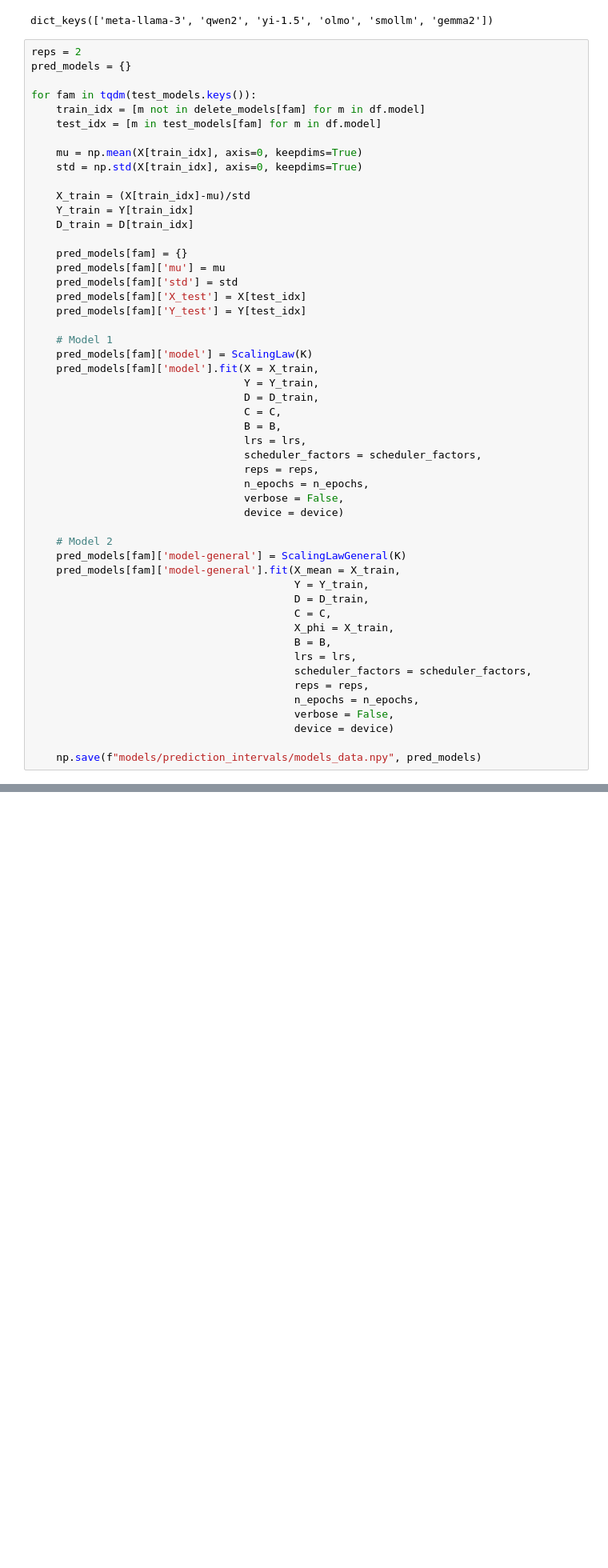
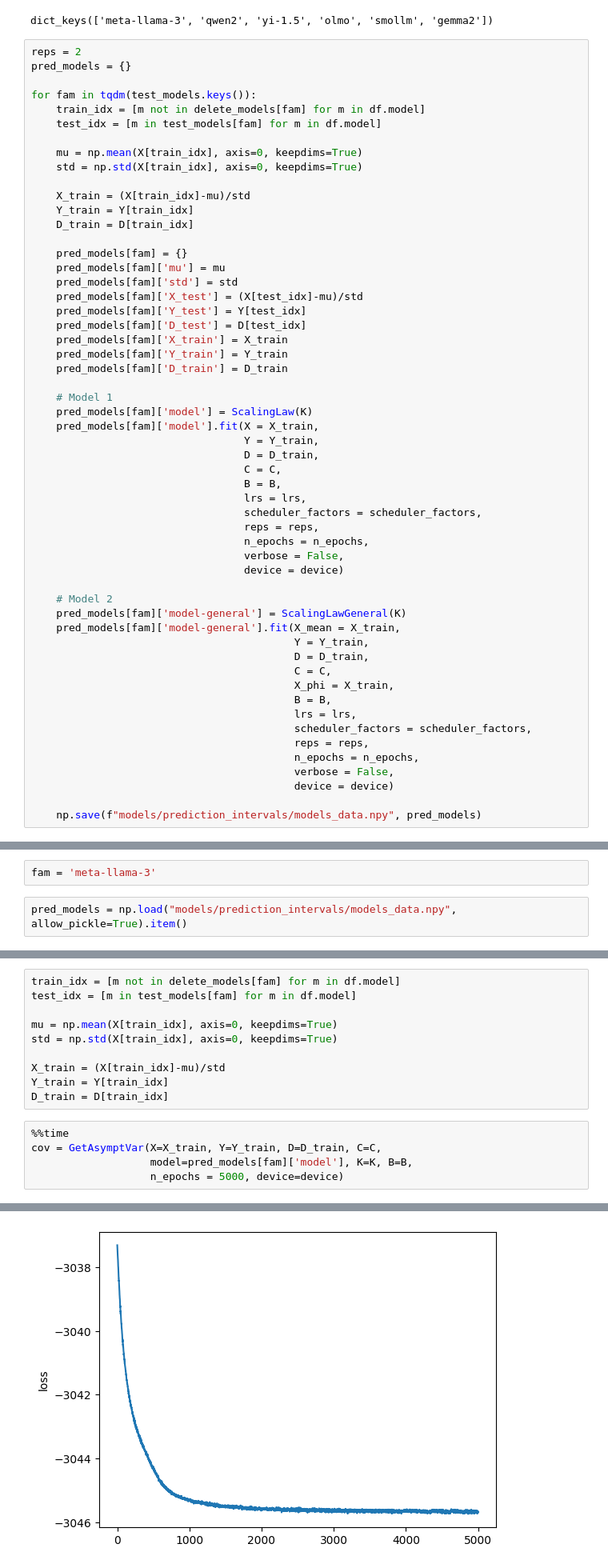
Before and after one commit to felipemaiapolo/statistical-scaling-law, a Jupyter notebook: prediction_intervals.ipynb, the cells around one changed output, grey strips where cells are left out. Shown at 80% size. Cells and saved outputs as stored; diff of their text form; blank space fills up the shorter version.

```diff
--- a/prediction_intervals.ipynb
+++ b/prediction_intervals.ipynb
@@ -58,8 +58,12 @@ for fam in tqdm(test_models.keys()):
     pred_models[fam] = {}
     pred_models[fam]['mu'] = mu
     pred_models[fam]['std'] = std
-    pred_models[fam]['X_test'] = X[test_idx]
+    pred_models[fam]['X_test'] = (X[test_idx]-mu)/std
     pred_models[fam]['Y_test'] = Y[test_idx]
+    pred_models[fam]['D_test'] = D[test_idx]
+    pred_models[fam]['X_train'] = X_train
+    pred_models[fam]['Y_train'] = Y_train
+    pred_models[fam]['D_train'] = D_train
 
     # Model 1
     pred_models[fam]['model'] = ScalingLaw(K)
@@ -128,2 +100,6 @@ final grad norm: 0.05297177657485008
 # %% [markdown]
 Results
+# %%
+fam = 'meta-llama-3'
+# %%
+pred_models = np.load("models/prediction_intervals/models_data.npy", allow_pickle=True).item()
@@ -129,0 +114,16 @@ Results
+# %%
+train_idx = [m not in delete_models[fam] for m in df.model]
+test_idx = [m in test_models[fam] for m in df.model]
+
+mu = np.mean(X[train_idx], axis=0, keepdims=True)
+std = np.std(X[train_idx], axis=0, keepdims=True)
+
+X_train = (X[train_idx]-mu)/std
+Y_train = Y[train_idx]
+D_train = D[train_idx]
+# %%
+%%time
+cov = GetAsymptVar(X=X_train, Y=Y_train, D=D_train, C=C,
+                   model=pred_models[fam]['model'], K=K, B=B,
+                   n_epochs = 5000, device=device)
+# %% [output]
@@ -129,0 +135 @@ Results
+[figure, added]
```
Also changed, not shown: parts of 11 cells of this notebook, 11 other files.
